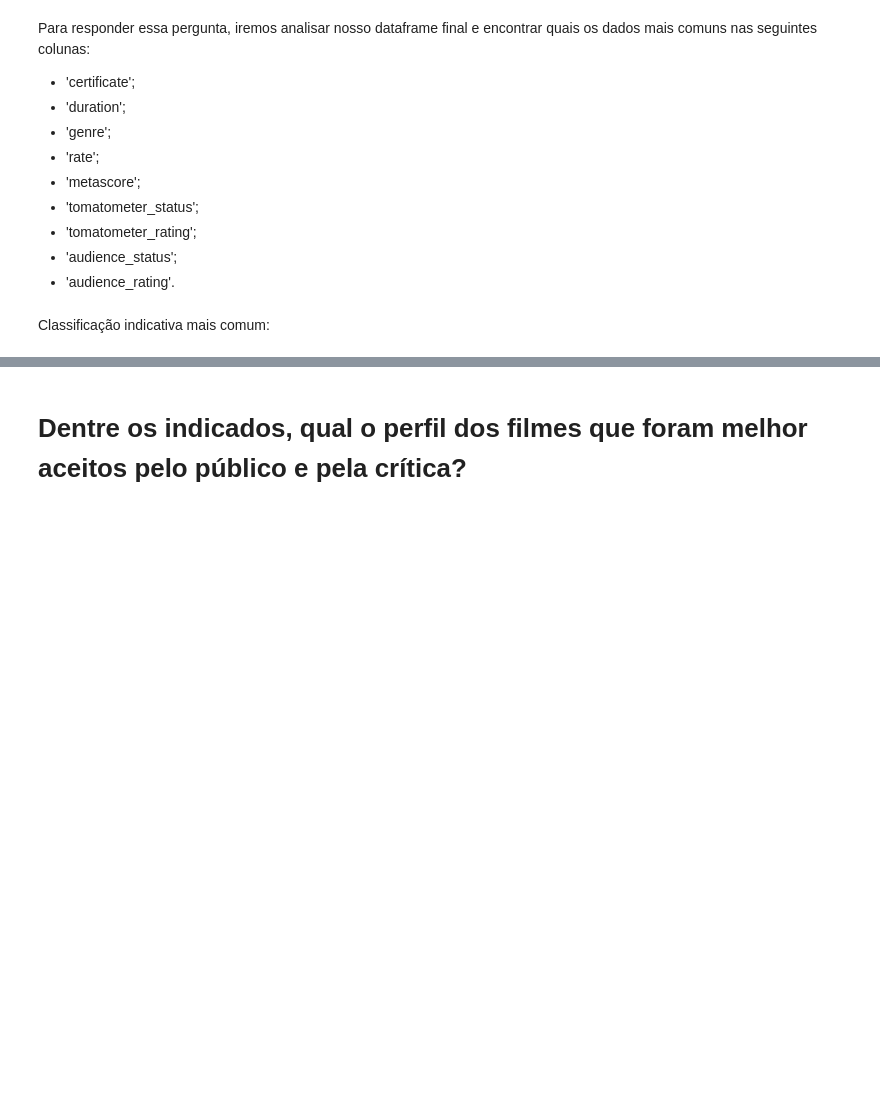
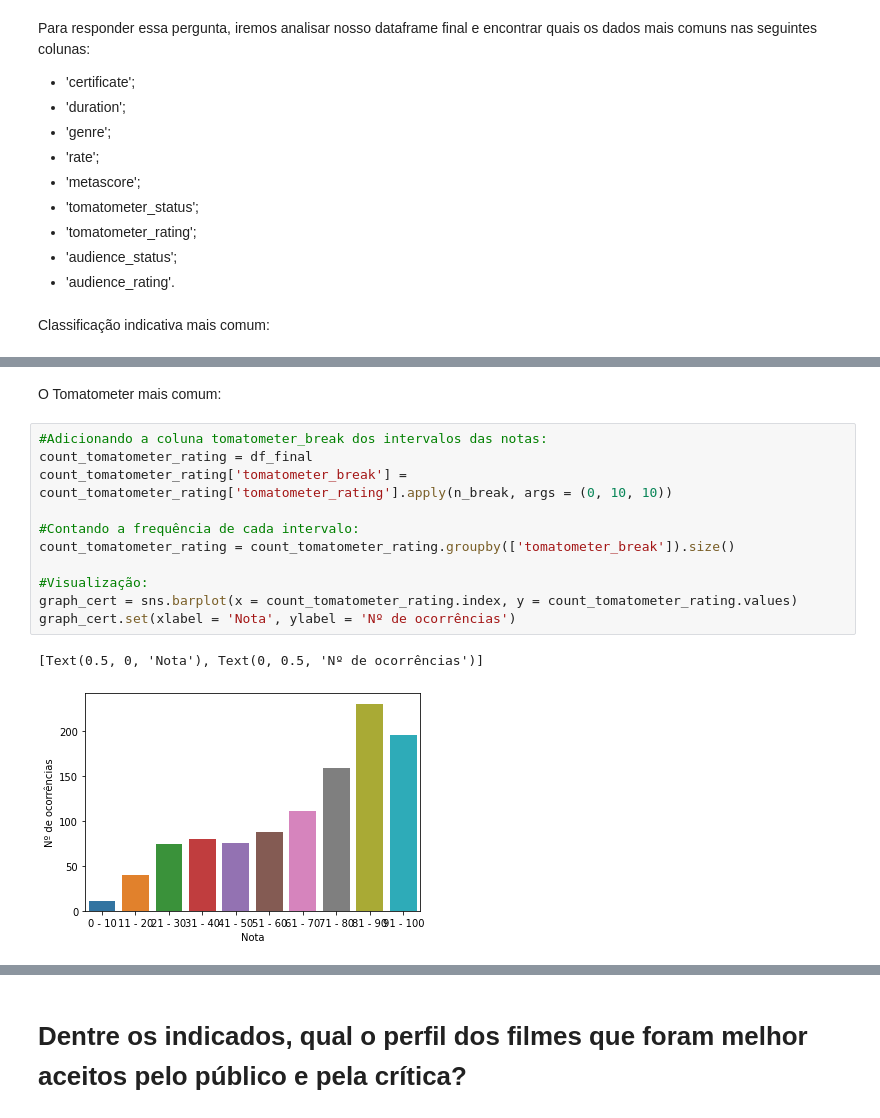
Before and after one commit to Jayvolv/Projeto-ICD, a Jupyter notebook: Projeto_FInal_ICD.ipynb, the cells around one changed output, grey strips where cells are left out. Drawn from its saved outputs; the diff is of its cells as text; blank space fills up the shorter version.

```diff
--- a/Projeto_FInal_ICD.ipynb
+++ b/Projeto_FInal_ICD.ipynb
@@ -173,0 +395,16 @@ graph_cert.set(xlabel = 'Certificados', ylabel = 'Nº de ocorrências')
+# %% [markdown]
+O Tomatometer mais comum:
+# %%
+#Adicionando a coluna tomatometer_break dos intervalos das notas:
+count_tomatometer_rating = df_final
+count_tomatometer_rating['tomatometer_break'] = count_tomatometer_rating['tomatometer_rating'].apply(n_break, args = (0, 10, 10))
+
+#Contando a frequência de cada intervalo:
+count_tomatometer_rating = count_tomatometer_rating.groupby(['tomatometer_break']).size()
+
+#Visualização:
+graph_cert = sns.barplot(x = count_tomatometer_rating.index, y = count_tomatometer_rating.values)
+graph_cert.set(xlabel = 'Nota', ylabel = 'Nº de ocorrências')
+# %% [output]
+[Text(0.5, 0, 'Nota'), Text(0, 0.5, 'Nº de ocorrências')]
+[figure, added]
```
Also changed, not shown: parts of 49 cells of this notebook.
